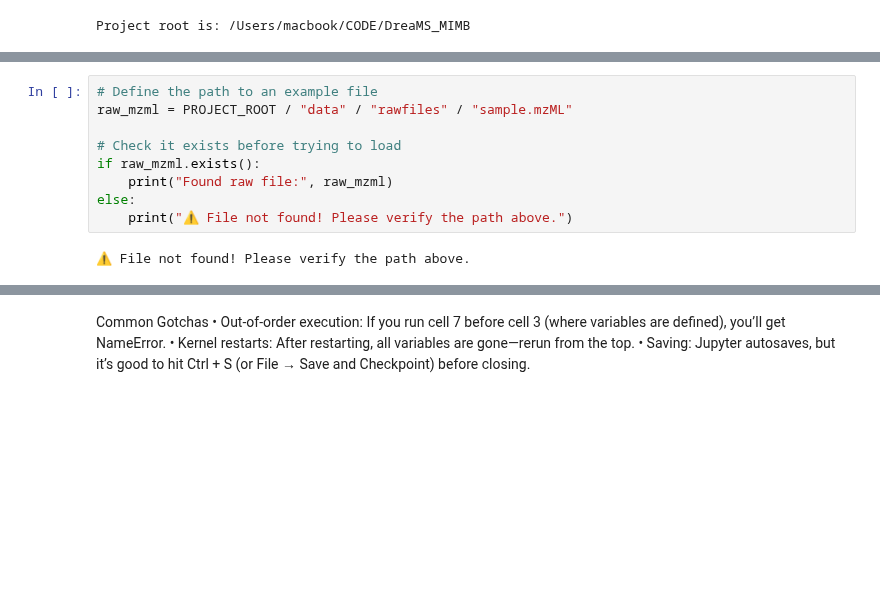
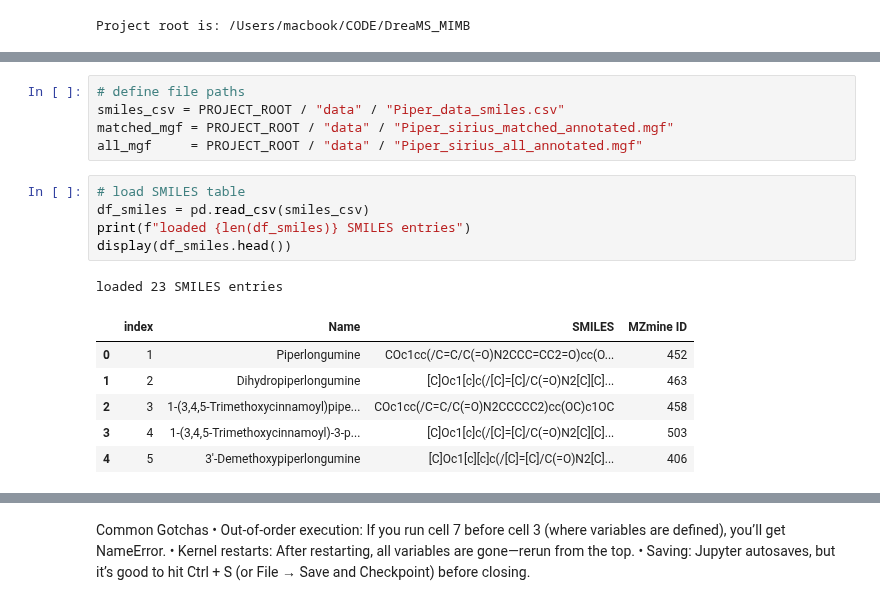
Before and after one commit to pluskal-lab/DreaMS_MIMB, a Jupyter notebook: notebooks/0_notebook_tutorial.ipynb, the cells around one changed output, grey strips where cells are left out. Drawn from its saved outputs; the diff is of its cells as text; blank space fills up the shorter version.

```diff
--- a/notebooks/0_notebook_tutorial.ipynb
+++ b/notebooks/0_notebook_tutorial.ipynb
@@ -98,11 +132,18 @@ Here’s how you’d point to it and check it exists:
+# %%
+# define file paths
+smiles_csv = PROJECT_ROOT / "data" / "Piper_data_smiles.csv"
+matched_mgf = PROJECT_ROOT / "data" / "Piper_sirius_matched_annotated.mgf"
+all_mgf     = PROJECT_ROOT / "data" / "Piper_sirius_all_annotated.mgf"
 # %%
-# Define the path to an example file
-raw_mzml = PROJECT_ROOT / "data" / "rawfiles" / "sample.mzML"
-
-# Check it exists before trying to load
-if raw_mzml.exists():
-    print("Found raw file:", raw_mzml)
-else:
-    print("⚠️ File not found! Please verify the path above.")
+# load SMILES table
+df_smiles = pd.read_csv(smiles_csv)
+print(f"loaded {len(df_smiles)} SMILES entries")
+display(df_smiles.head())
 # %% [output]
-⚠️ File not found! Please verify the path above.
+loaded 23 SMILES entries
+|  | index | Name | SMILES | MZmine ID |
+| 0 | 1 | Piperlongumine | COc1cc(/C=C/C(=O)N2CCC=CC2=O)cc(O... | 452 |
+| 1 | 2 | Dihydropiperlongumine | [C]Oc1[c]c(/[C]=[C]/C(=O)N2[C][C]... | 463 |
+| 2 | 3 | 1-(3,4,5-Trimethoxycinnamoyl)pipe... | COc1cc(/C=C/C(=O)N2CCCCC2)cc(OC)c1OC | 458 |
+| 3 | 4 | 1-(3,4,5-Trimethoxycinnamoyl)-3-p... | [C]Oc1[c]c(/[C]=[C]/C(=O)N2[C][C]... | 503 |
+| 4 | 5 | 3'-Demethoxypiperlongumine | [C]Oc1[c][c]c(/[C]=[C]/C(=O)N2[C]... | 406 |
```
Also changed, not shown: parts of 21 cells of this notebook, 2 other files.
